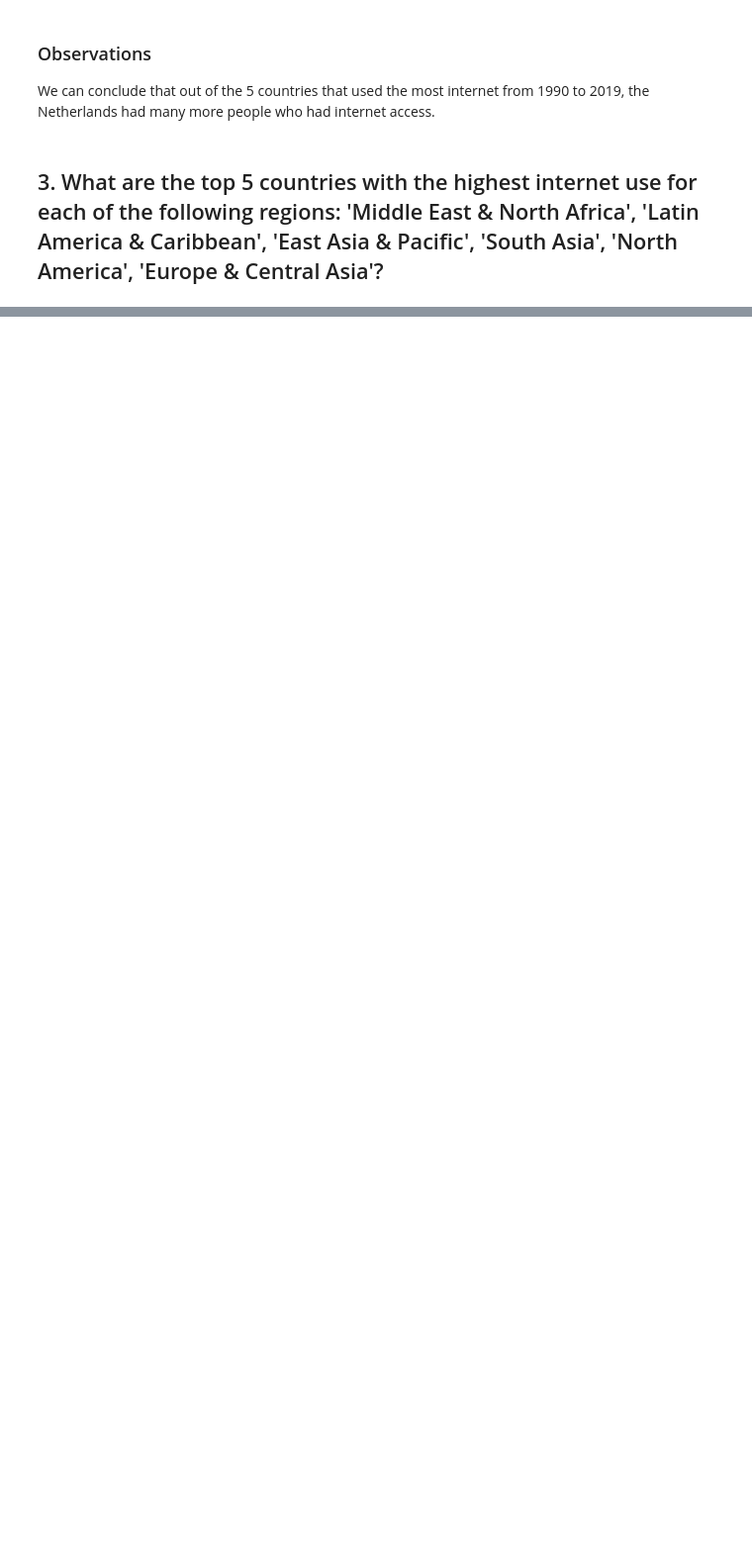
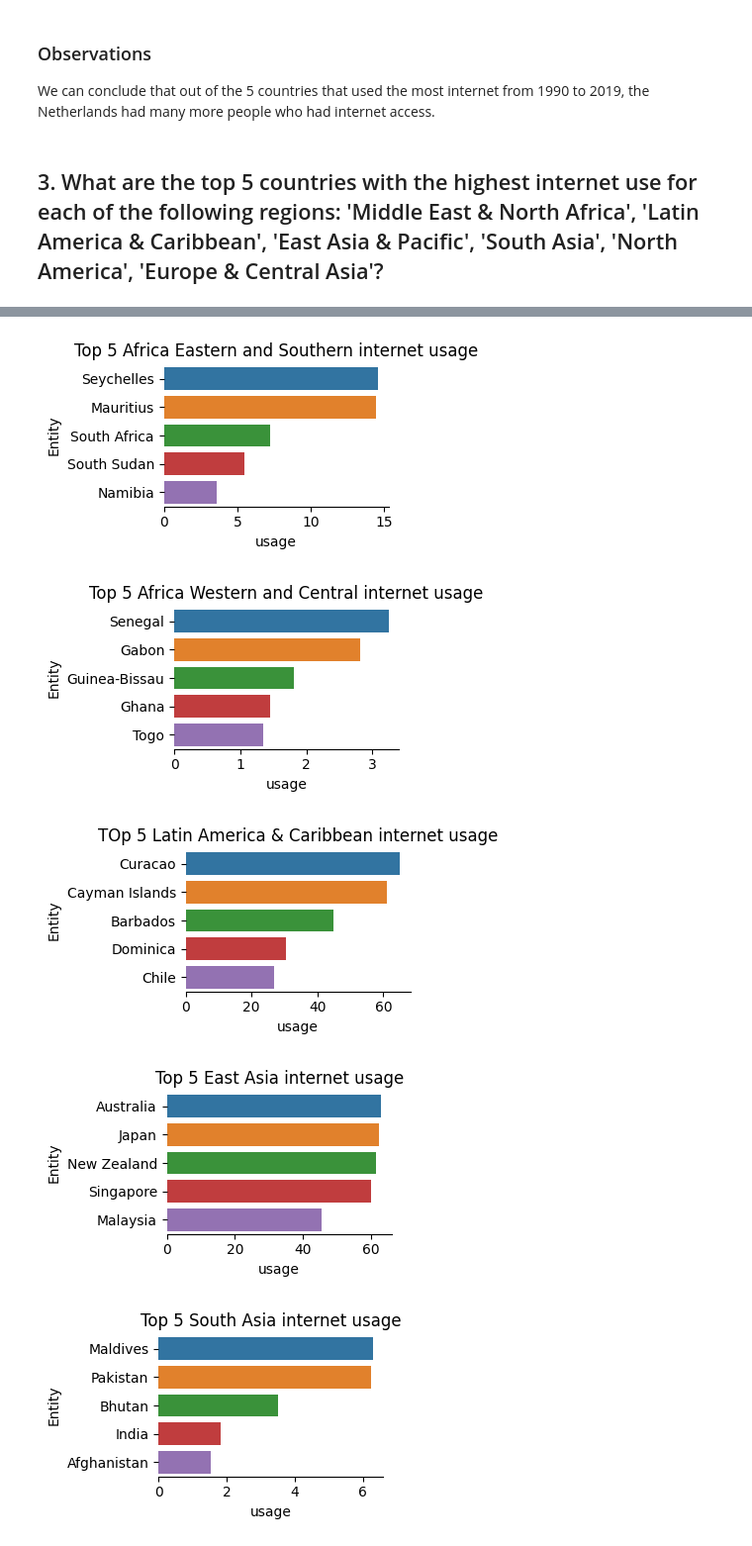
Before and after one commit to PaulAnicet97/Data_analysis, a Jupyter notebook: How Much of the World Has Access to the Internet/notebook.ipynb, the cells around one changed output, grey strips where cells are left out. Shown at 99% size. Drawn from its saved outputs; the diff is of its cells as text; code cells hidden in the pictures; blank space fills up the shorter version.

```diff
--- a/How Much of the World Has Access to the Internet/notebook.ipynb
+++ b/How Much of the World Has Access to the Internet/notebook.ipynb
@@ -276,3 +285,6 @@ plt.show()
 We can conclude that out of the 5 countries that used the most internet from 1990 to 2019, the Netherlands had many more people who had internet access.
 # %% [markdown]
 ## 3. What are the top 5 countries with the highest internet use for each of the following regions:  'Middle East & North Africa', 'Latin America & Caribbean', 'East Asia & Pacific', 'South Asia', 'North America', 'Europe & Central Asia'?
+# %%
+world_bank_data = pd.read_excel('/Users/kpaul/OneDrive/code/github/Project/data_analysis/How Much of the World Has Access to the Internet/data/CLASS.xlsx', sheet_name=1)
+world_bank_data
@@ -278,0 +325,30 @@ We can conclude that out of the 5 countries that used the most internet from 199
+# %%
+africa_es = world_bank_data[world_bank_data['GroupName'] == 'Africa Eastern and Southern'][['CountryCode','CountryName','GroupName']]
+africa_wc = world_bank_data[world_bank_data['GroupName'] == 'Africa Western and Central'][['CountryCode','CountryName','GroupName']]
+latam_car = world_bank_data[world_bank_data['GroupName'] == 'Latin America & Caribbean'][['CountryCode','CountryName','GroupName']]
+east_asia = world_bank_data[world_bank_data['GroupName'] == 'East Asia & Pacific'][['CountryCode','CountryName','GroupName']]
+south_asia = world_bank_data[world_bank_data['GroupName'] == 'South Asia'][['CountryCode','CountryName','GroupName']]
+n_america = world_bank_data[world_bank_data['GroupName'] == 'North America'][['CountryCode','CountryName','GroupName']]
+eu = world_bank_data[world_bank_data['GroupName'] == 'European Union'][['CountryCode','CountryName']]
+# %%
+#Let's slice TOP 5 in Regions
+africa_es_internet = internet[internet['Entity'].isin(africa_es['CountryName'])]
+top5_africa_es_usage = africa_es_internet.groupby('Entity')[['Code', 'Internet_Usage']].agg(np.median).sort_values(by="Internet_Usage", ascending=False).head(5)
+
+africa_wc_internet = internet[internet['Entity'].isin(africa_wc['CountryName'])]
+top5_africa_wc_usage = africa_wc_internet.groupby('Entity')[['Code', 'Internet_Usage']].agg(np.median).sort_values(by="Internet_Usage", ascending=False).head(5)
+
+latam_car_internet = internet[internet['Entity'].isin(latam_car['CountryName'])]
+top5_latam_car_usage = latam_car_internet.groupby('Entity')[['Code', 'Internet_Usage']].agg(np.median).sort_values(by="Internet_Usage", ascending=False).head(5)
+
+east_asia_internet = internet[internet['Entity'].isin(east_asia['CountryName'])]
+top5_east_asia_usage = east_asia_internet.groupby('Entity')[['Code', 'Internet_Usage']].agg(np.median).sort_values(by="Internet_Usage", ascending=False).head(5)
+
+south_asia_internet = internet[internet['Entity'].isin(south_asia['CountryName'])]
+top5_south_asia_usage = south_asia_internet.groupby('Entity')[['Code', 'Internet_Usage']].agg(np.median).sort_values(by="Internet_Usage", ascending=False).head(5)
+
+n_america_internet = internet[internet['Entity'].isin(n_america['CountryName'])]
+top5_n_america_usage = n_america_internet.groupby('Entity')[['Code', 'Internet_Usage']].agg(np.median).sort_values(by="Internet_Usage", ascending=False).head(5)
+
+eu_internet = internet[internet['Entity'].isin(eu['CountryName'])]
+top5_eu_usage = eu_internet.groupby('Entity')[['Code', 'Internet_Usage']].agg(np.median).sort_values(by="Internet_Usage", ascending=False).head(5)
@@ -278,0 +365,15 @@ We can conclude that out of the 5 countries that used the most internet from 199
+# %%
+
+top5_graph(1, top5_africa_es_usage , 'Internet_Usage' , top5_africa_es_usage.index , 'Top 5 Africa Eastern and Southern internet usage' , 'usage')
+top5_graph(2, top5_africa_wc_usage , 'Internet_Usage' , top5_africa_wc_usage.index , 'Top 5 Africa Western and Central internet usage' , 'usage')
+top5_graph(3, top5_latam_car_usage , 'Internet_Usage' , top5_latam_car_usage.index , 'TOp 5 Latin America & Caribbean internet usage' , 'usage')
+top5_graph(4, top5_east_asia_usage , 'Internet_Usage' , top5_east_asia_usage.index , 'Top 5 East Asia internet usage' , 'usage')
+top5_graph(5, top5_south_asia_usage , 'Internet_Usage' , top5_south_asia_usage.index , 'Top 5 South Asia internet usage' , 'usage')
+top5_graph(6, top5_n_america_usage , 'Internet_Usage' , top5_n_america_usage.index , 'Top 5 North America internet usage' , 'usage')
+top5_graph(7, top5_eu_usage , 'Internet_Usage' , top5_eu_usage.index , 'TOP 5 Europe internet usage' , 'usage')
+# %% [output]
+[figure, added]
+[figure, added]
+[figure, added]
+[figure, added]
+[figure, added]
```
Also changed, not shown: parts of 15 cells of this notebook, 1 other file.
